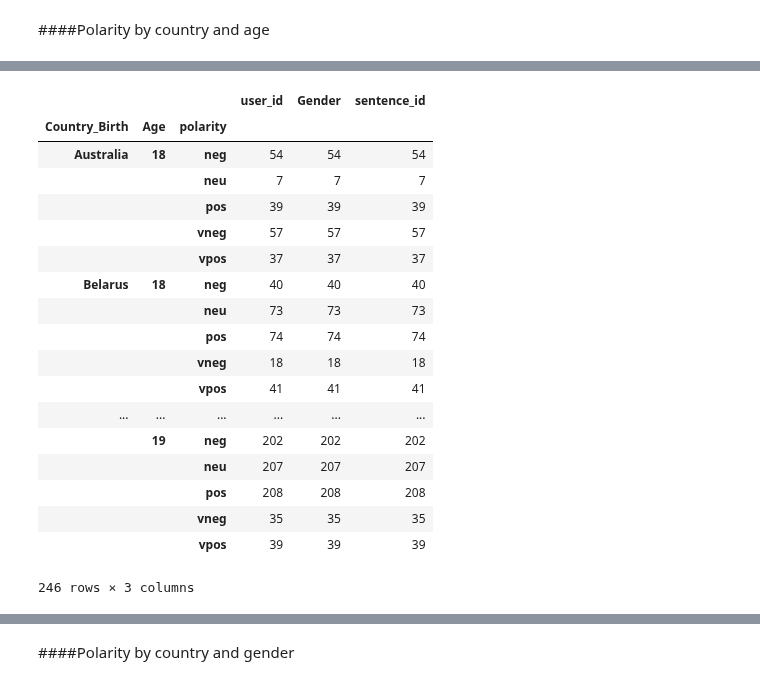
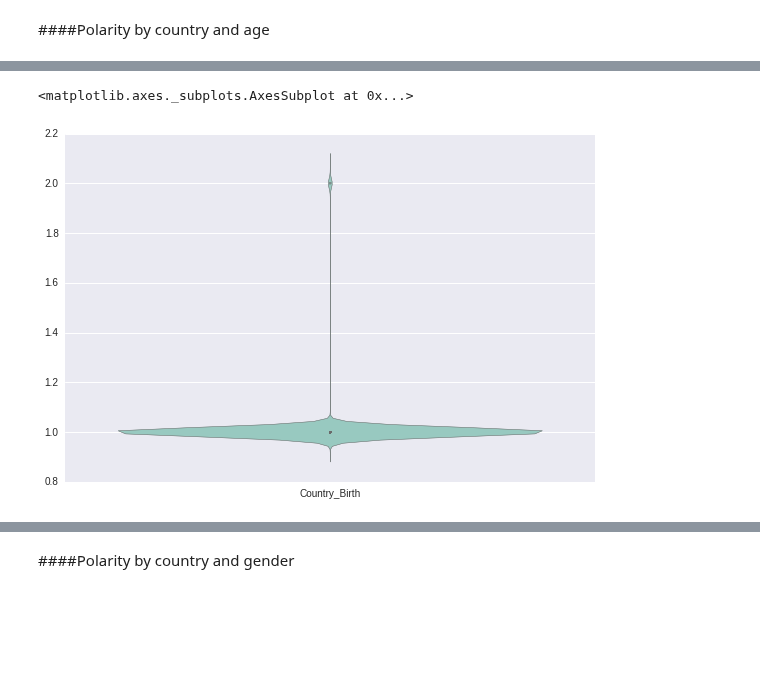
Before and after one commit to mavillard/liwc, a Jupyter notebook: comparison.ipynb, the cells around one changed output, grey strips where cells are left out. Cells and saved outputs as stored; diff of their text form; code cells hidden in the pictures; blank space fills up the shorter version.

```diff
--- a/comparison.ipynb
+++ b/comparison.ipynb
@@ -358,0 +385,9 @@ See the the caveats in the documentation: http://pandas.pydata.org/pandas-docs/s
+# %%
+import seaborn as sns
+
+dff = pd.pivot_table(df_sub[df_sub.Gender == 1], index=['user_id'], values=['Country_Birth'], aggfunc=lambda x: len(x.unique()))
+sns.violinplot(dff, color="Set3", bw=.2, cut=.6,
+               lw=.5, inner="points", inner_kws={"ms": 6})
+# %% [output]
+<matplotlib.axes._subplots.AxesSubplot at 0x...>
+[figure, added]
@@ -359,22 +405,2 @@ See the the caveats in the documentation: http://pandas.pydata.org/pandas-docs/s
 # %%
-df_sub.groupby(['Country_Birth', 'Age', 'polarity']).count()
+q=df_sub.groupby(['Country_Birth', 'Age', 'user_id', 'polarity']).count()
-# %% [output]
-|  |  |  | user_id | Gender | sentence_id |
-| Country_Birth | Age | polarity |  |  |  |
-| Australia | 18 | neg | 54 | 54 | 54 |
-|  |  | neu | 7 | 7 | 7 |
-|  |  | pos | 39 | 39 | 39 |
-|  |  | vneg | 57 | 57 | 57 |
-|  |  | vpos | 37 | 37 | 37 |
-| Belarus | 18 | neg | 40 | 40 | 40 |
-|  |  | neu | 73 | 73 | 73 |
-|  |  | pos | 74 | 74 | 74 |
-|  |  | vneg | 18 | 18 | 18 |
-|  |  | vpos | 41 | 41 | 41 |
-| ... | ... | ... | ... | ... | ... |
-|  | 19 | neg | 202 | 202 | 202 |
-|  |  | neu | 207 | 207 | 207 |
-|  |  | pos | 208 | 208 | 208 |
-|  |  | vneg | 35 | 35 | 35 |
-|  |  | vpos | 39 | 39 | 39 |
-246 rows × 3 columns
```
Also changed, not shown: parts of 15 cells of this notebook.
